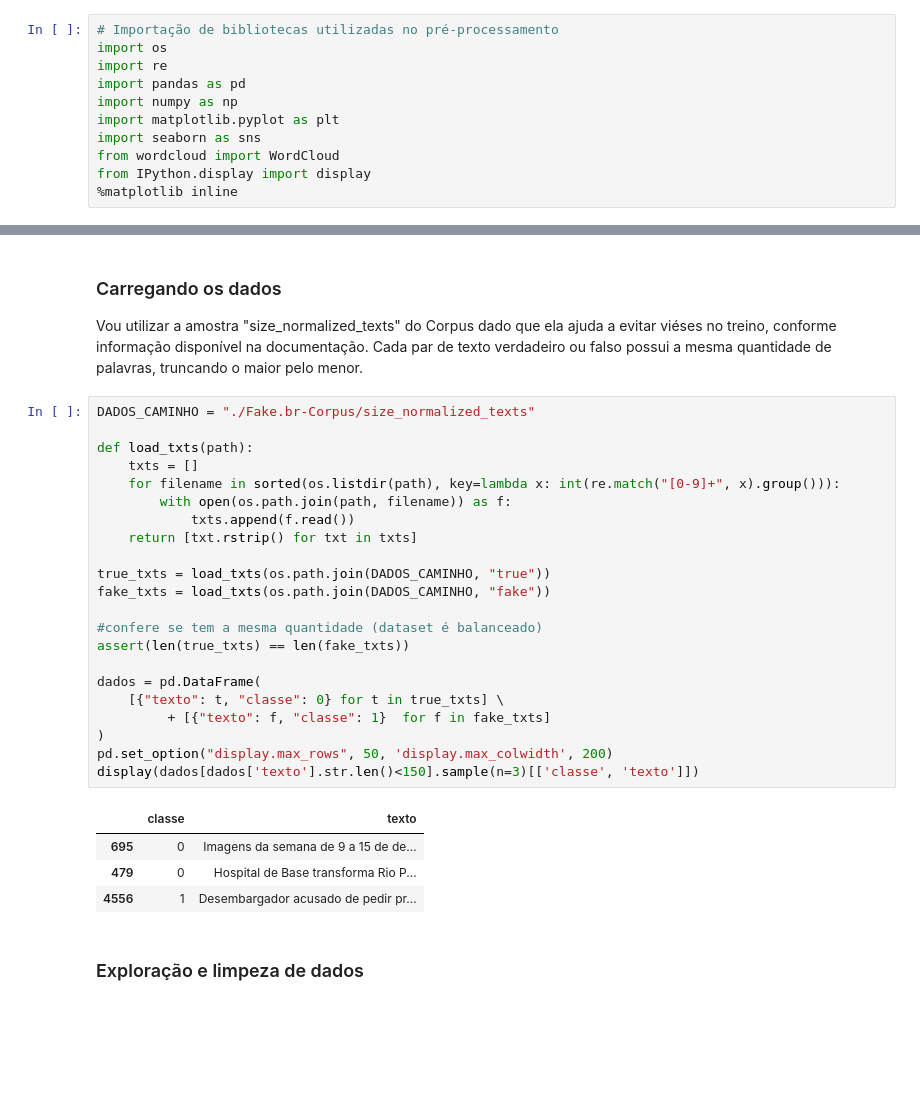
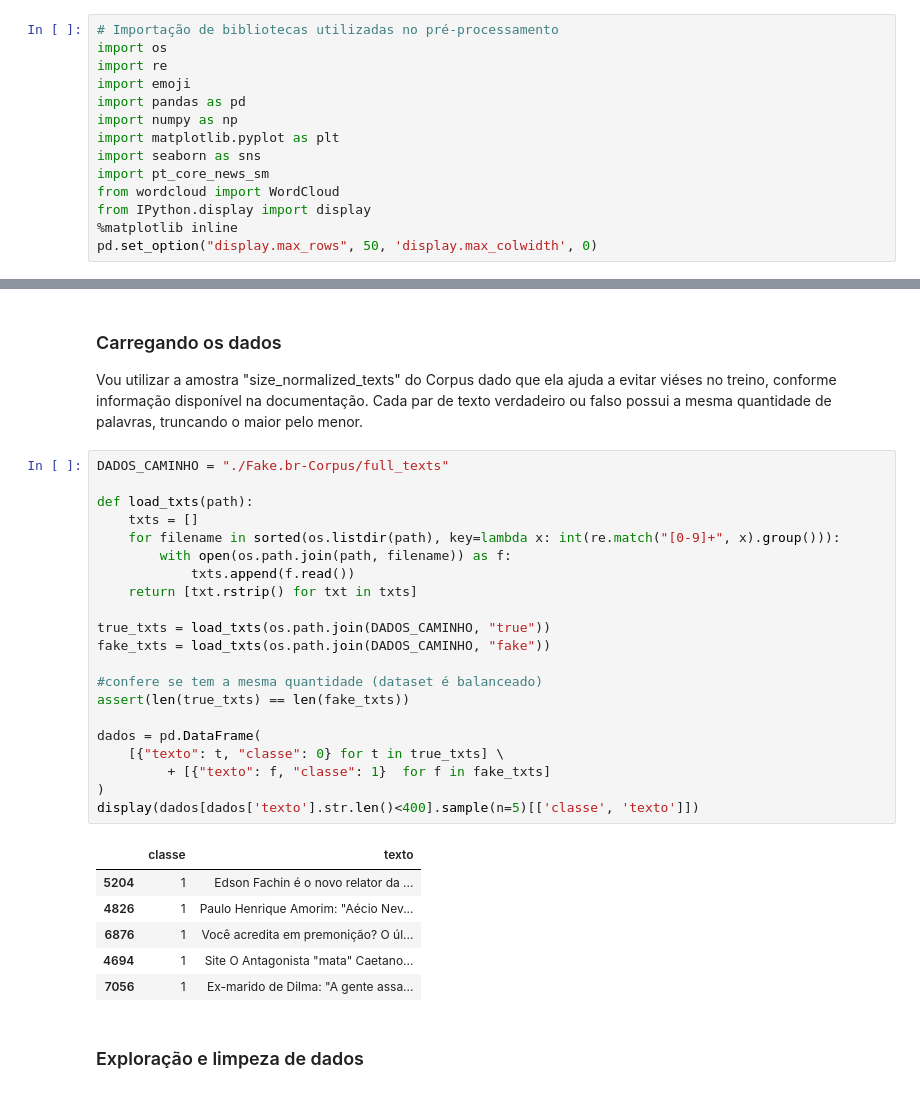
Before and after one commit to caesarcc/python-api-url-check, a Jupyter notebook: jupyter/passo01_pre_processamento_fakebr_corpus.ipynb, the cells around one changed output, grey strips where cells are left out. Drawn from its saved outputs; the diff is of its cells as text; blank space fills up the shorter version.

```diff
--- a/jupyter/passo01_pre_processamento_fakebr_corpus.ipynb
+++ b/jupyter/passo01_pre_processamento_fakebr_corpus.ipynb
@@ -5,13 +29,16 @@
 # Importação de bibliotecas utilizadas no pré-processamento
 import os
 import re
+import emoji
 import pandas as pd
 import numpy as np
 import matplotlib.pyplot as plt
 import seaborn as sns
+import pt_core_news_sm
 from wordcloud import WordCloud
 from IPython.display import display
 %matplotlib inline
+pd.set_option("display.max_rows", 50, 'display.max_colwidth', 0)
 # %% [markdown]
 ### Baixar os dados do [Fake.br-Corpus](https://github.com/roneysco/Fake.br-Corpus)
 
@@ -30,32 +57,33 @@ Checking out files: 100% (21602/21602), done.
 
 Vou utilizar a amostra "size_normalized_texts" do Corpus dado que ela ajuda a evitar viéses no treino, conforme informação disponível na documentação. Cada par de texto verdadeiro ou falso possui a mesma quantidade de palavras, truncando o maior pelo menor.
 # %%
-DADOS_CAMINHO = "./Fake.br-Corpus/size_normalized_texts"
+DADOS_CAMINHO = "./Fake.br-Corpus/full_texts"
 
 def load_txts(path):
     txts = []
     for filename in sorted(os.listdir(path), key=lambda x: int(re.match("[0-9]+", x).group())):
         with open(os.path.join(path, filename)) as f:
             txts.append(f.read())
     return [txt.rstrip() for txt in txts]
 
 true_txts = load_txts(os.path.join(DADOS_CAMINHO, "true"))
 fake_txts = load_txts(os.path.join(DADOS_CAMINHO, "fake"))
 
 #confere se tem a mesma quantidade (dataset é balanceado)
 assert(len(true_txts) == len(fake_txts))
 
 dados = pd.DataFrame(
     [{"texto": t, "classe": 0} for t in true_txts] \
          + [{"texto": f, "classe": 1}  for f in fake_txts]
 )
-pd.set_option("display.max_rows", 50, 'display.max_colwidth', 200)
-display(dados[dados['texto'].str.len()<150].sample(n=3)[['classe', 'texto']])
+display(dados[dados['texto'].str.len()<400].sample(n=5)[['classe', 'texto']])
 # %% [output]
 |  | classe | texto |
-| 695 | 0 | Imagens da semana de 9 a 15 de de... |
-| 479 | 0 | Hospital de Base transforma Rio P... |
-| 4556 | 1 | Desembargador acusado de pedir pr... |
+| 5204 | 1 | Edson Fachin é o novo relator da ... |
+| 4826 | 1 | Paulo Henrique Amorim: "Aécio Nev... |
+| 6876 | 1 | Você acredita em premonição? O úl... |
+| 4694 | 1 | Site O Antagonista "mata" Caetano... |
+| 7056 | 1 | Ex-marido de Dilma: "A gente assa... |
 # %% [markdown]
 ### Exploração e limpeza de dados
 # %%
```
Also changed, not shown: parts of 16 cells of this notebook.
